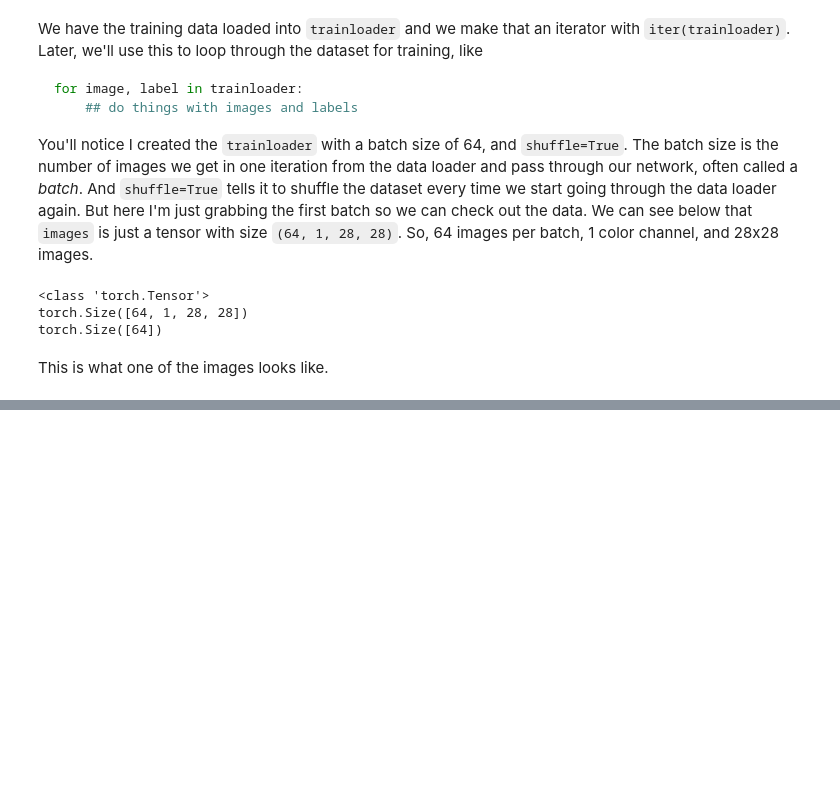
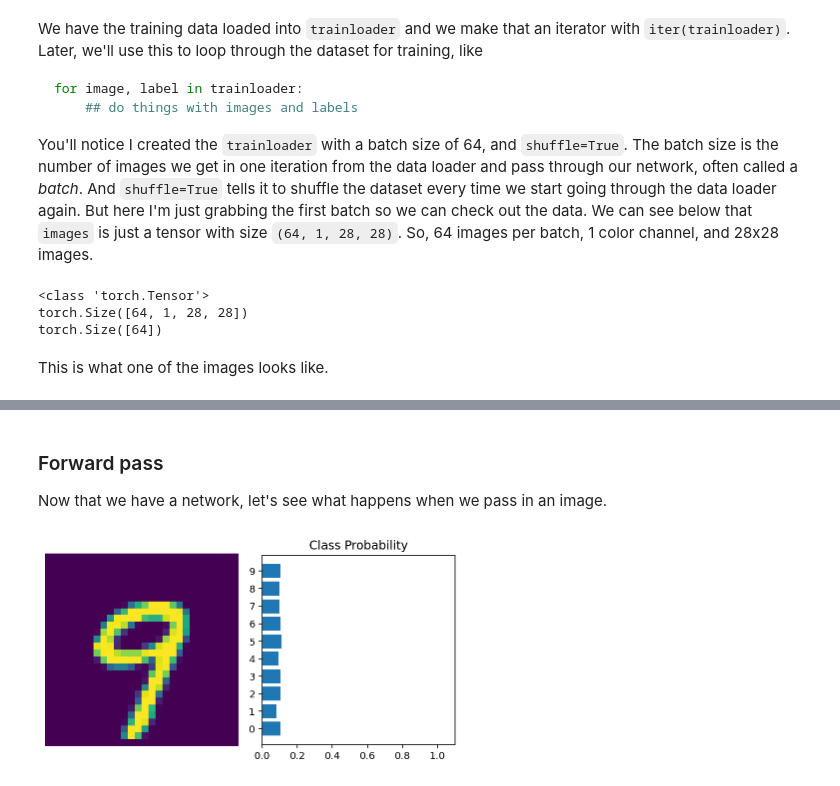
Before and after one commit to Vonewman/Algo, a Jupyter notebook: Neural_networks_in_PyTorch.ipynb, the cells around one changed output, grey strips where cells are left out. Cells and saved outputs as stored; diff of their text form; code cells hidden in the pictures; blank space fills up the shorter version.

Commit message:
final commit on Neural networks in PyTorch.ipynb

```diff
--- a/Neural_networks_in_PyTorch.ipynb
+++ b/Neural_networks_in_PyTorch.ipynb
@@ -61,0 +177,25 @@ plt.imshow(images[1].numpy().squeeze(), cmap='Greys_r');
+# %%
+import torch.nn.functional as F
+
+class NN(nn.Module):
+    def __init__(self):
+        super().__init__()
+        # Inputs to the first hidden layer linear transformation
+        self.fc1 = nn.Linear(784, 128)
+        # Inputs to the second hidden layer linear transformation
+        self.fc2 = nn.Linear(128, 64)
+        # Output layer, 10 units - one for each digit
+        self.fc3 = nn.Linear(64, 10)
+
+    def forward(self, x):
+        # First Hidden layer with relu activation
+        x = F.relu(self.fc1(x))
+        # Second Hidden layer with relu activation
+        x = F.relu(self.fc2(x))
+        # Output Hidden layer with softmax activation
+        x = F.softmax(self.fc3(x), dim=1)
+
+        return x
+# %%
+model = NN()
+model
@@ -61,0 +233,4 @@ plt.imshow(images[1].numpy().squeeze(), cmap='Greys_r');
+# %% [markdown]
+### Forward pass
+
+Now that we have a network, let's see what happens when we pass in an image.
@@ -61,0 +332,17 @@ plt.imshow(images[1].numpy().squeeze(), cmap='Greys_r');
+# %%
+# Grab some data
+dataiter = iter(trainloader)
+images, labels = dataiter.next()
+
+# Resize images into a 1D vector, new shape is (batch size, color channels, image pixels)
+images.resize_(64, 1, 784)
+# or images.resize_(images.shape[0], 1, 784) to automatically get batch size
+
+# Forward pass through the network
+img_idx = 0
+ps = model.forward(images[img_idx,:])
+
+img = images[img_idx]
+view_classify(img.view(1, 28, 28), ps)
+# %% [output]
+[figure, added]
```
Also changed, not shown: parts of 20 cells of this notebook.
